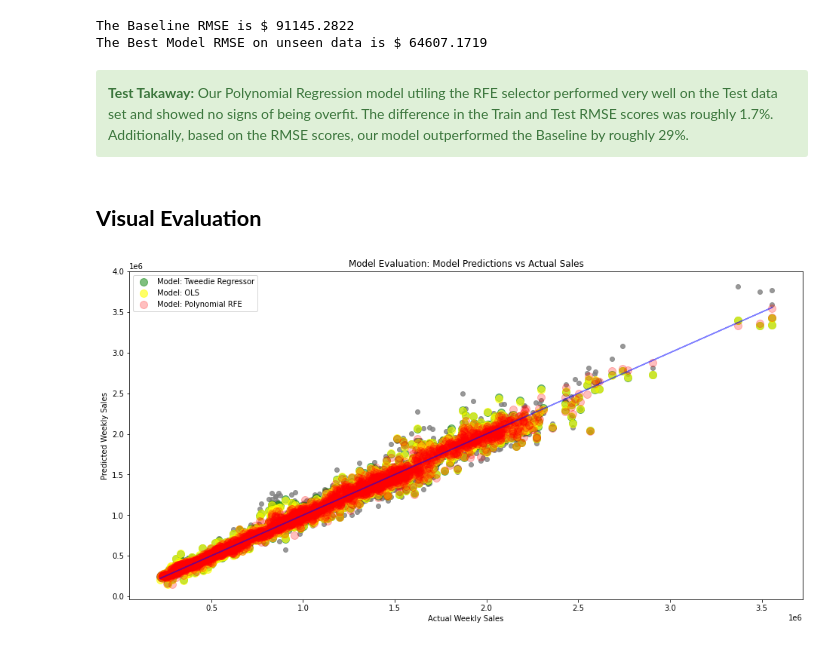
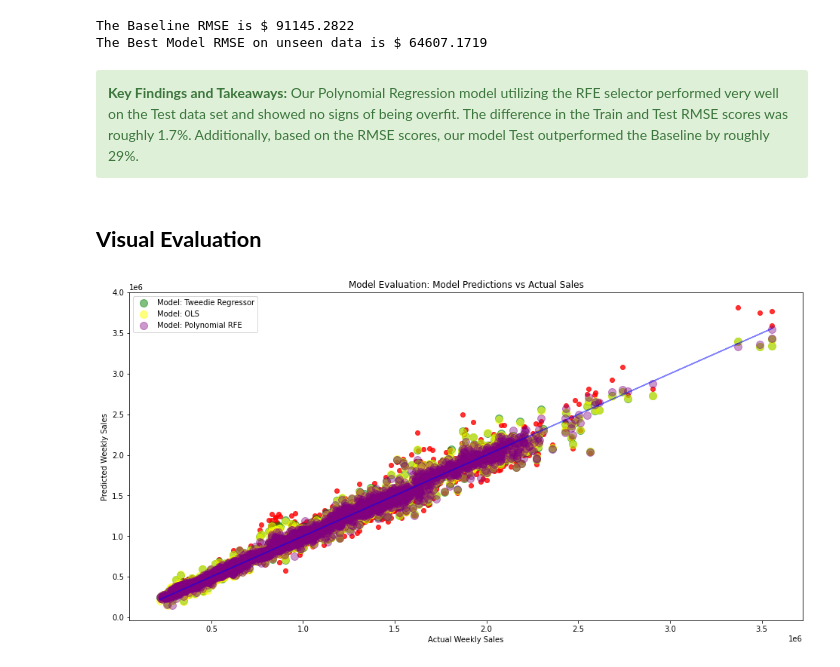
Before and after one commit to Attention-Walmart-Shoppers/capstone, a Jupyter notebook: final_notebook_draft.ipynb, the cells around one changed output. Drawn from its saved outputs; the diff is of its cells as text; code cells hidden in the pictures.

```diff
--- a/final_notebook_draft.ipynb
+++ b/final_notebook_draft.ipynb
@@ -739,31 +846,29 @@ The Baseline RMSE is $ 91145.2822
 The Best Model RMSE on unseen data is $ 64607.1719
 # %% [markdown]
 <div class="alert alert-block alert-success">
-<b>Test Takaway:</b> Our Polynomial Regression model utiling the RFE selector performed very well on the Test data set and showed no signs of being overfit. The difference in the Train and Test RMSE scores was roughly 1.7%.  Additionally, based on the RMSE scores, our model outperformed the Baseline by roughly 29%.
+<b>Key Findings and Takeaways:</b> Our Polynomial Regression model utilizing the RFE selector performed very well on the Test data set and showed no signs of being overfit. The difference in the Train and Test RMSE scores was roughly 1.7%.  Additionally, based on the RMSE scores, our model Test outperformed the Baseline by roughly 29%.
 </div>
 # %% [markdown]
 ## **Visual Evaluation**
 # %%
-# y_validate.head()
 plt.figure(figsize=(16,8))
-plt.scatter(y_train_df.actual, y_train_df.last_year_baseline, alpha=.8, color="gray", label='_nolegend_')
+plt.scatter(y_train_df.actual, y_train_df.last_year_baseline, alpha=.8, color="red", label='_nolegend_')
 plt.annotate("Baseline: Predict Using Mean", (16, 9.5))
 plt.plot(y_train_df.actual, y_train_df.actual, alpha=.5, color="blue", label='_nolegend_')
 plt.annotate("The Ideal Line: Predicted = Actual", (.5, 3.5), rotation=15.5)
 
 plt.scatter(y_train_df.actual, y_train_df.modelgml,
             alpha=.5, color="green", s=100, label="Model: Tweedie Regressor")
 plt.scatter(y_train_df.actual, y_train_df.modelOLS,
-            alpha=.6, color="yellow", s=100, label="Model: OLS")
+            alpha=.5, color="yellow", s=100, label="Model: OLS")
 plt.scatter(y_train_df.actual, y_train_df.pol3_RFE,
-            alpha=.25
-            , color="red", s=100, label="Model: Polynomial RFE")
+            alpha=.4, color="purple", s=100, label="Model: Polynomial RFE")
 
 
 plt.legend()
 plt.xlabel("Actual Weekly Sales")
 plt.ylabel("Predicted Weekly Sales")
 plt.title("Model Evaluation: Model Predictions vs Actual Sales")
 plt.show()
 # %% [output]
-[figure, old version]
+[figure, new version]
```
Also changed, not shown: parts of 23 cells of this notebook.
